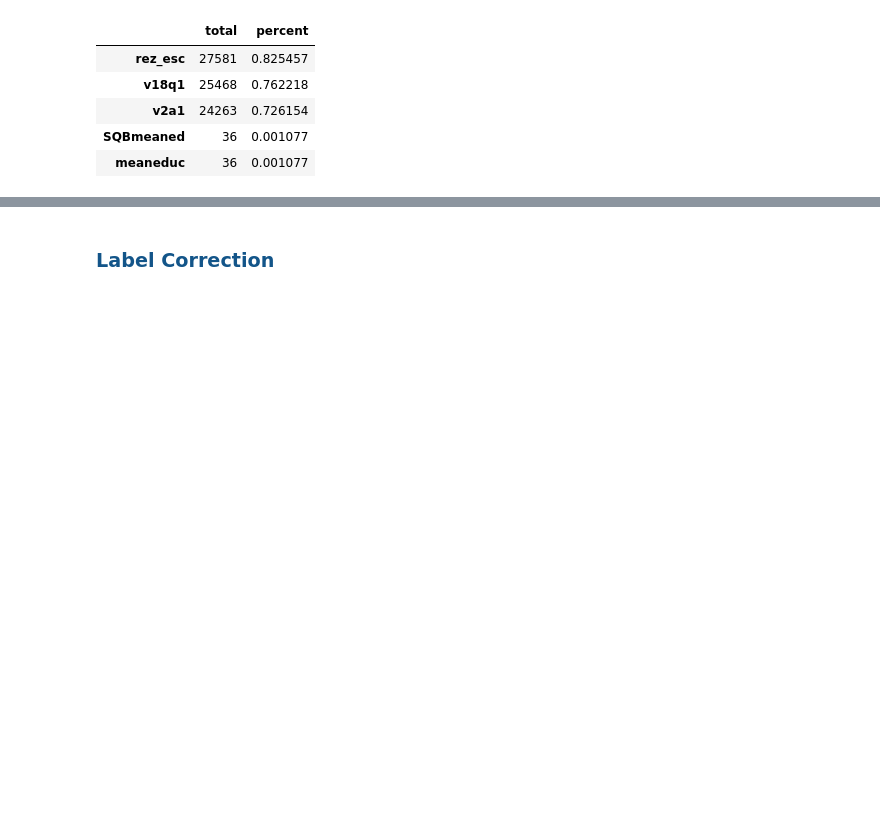
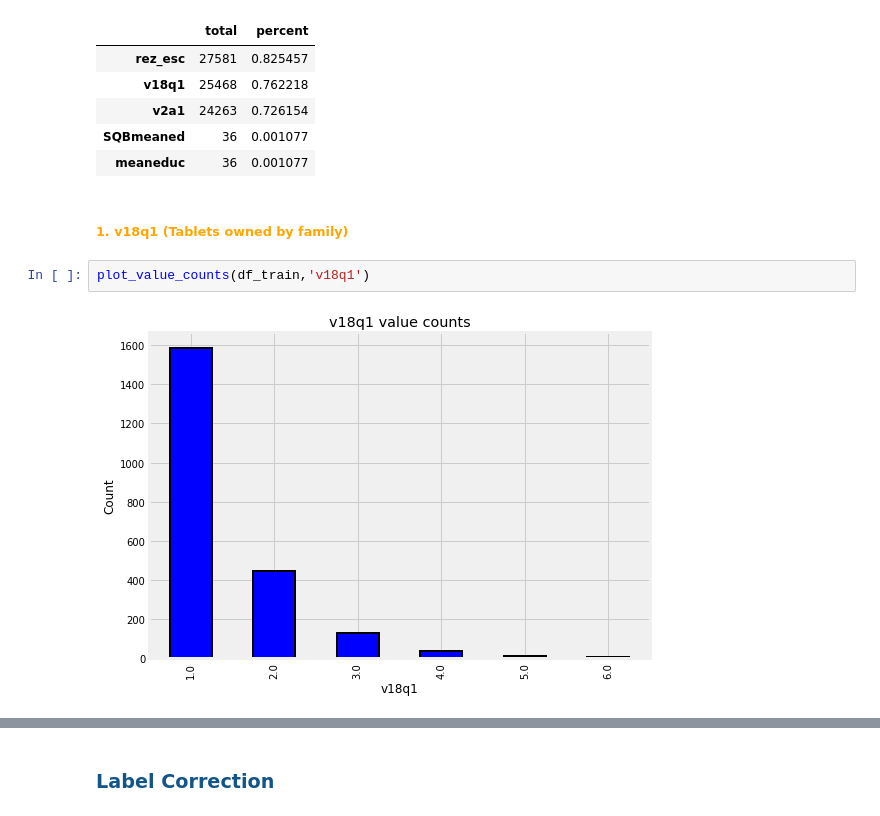
Before and after one commit to mayankaggarwal/MyLearning, a Jupyter notebook: competitions/kaggle/CostoRiconHVP/CostoRicoHouseholdpredictionLearning.ipynb, the cells around one changed output, grey strips where cells are left out. Saved outputs shown, nothing was run; the diff lists cells and outputs as text; blank space fills up the shorter version.

```diff
--- a/competitions/kaggle/CostoRiconHVP/CostoRicoHouseholdpredictionLearning.ipynb
+++ b/competitions/kaggle/CostoRiconHVP/CostoRicoHouseholdpredictionLearning.ipynb
@@ -99,3 +99,9 @@ missing.sort_values('percent', ascending = False).head(10).drop('Target')
 | v2a1 | 24263 | 0.726154 |
 | SQBmeaned | 36 | 0.001077 |
 | meaneduc | 36 | 0.001077 |
+# %% [markdown]
+###### <font color="orange">1. v18q1 (Tablets owned by family)</font>
+# %%
+plot_value_counts(df_train,'v18q1')
+# %% [output]
+[figure, added]
```
Also changed, not shown: parts of 13 cells of this notebook, 1 other file.
